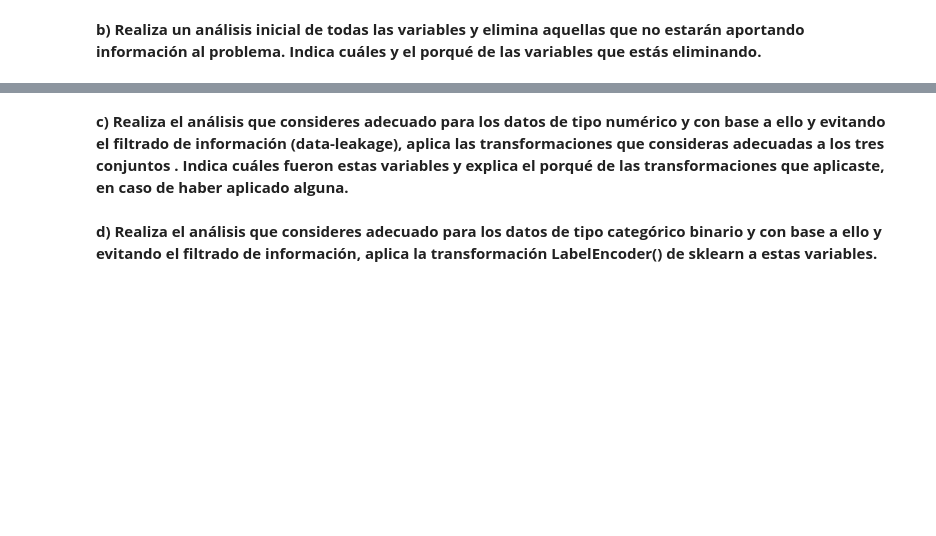
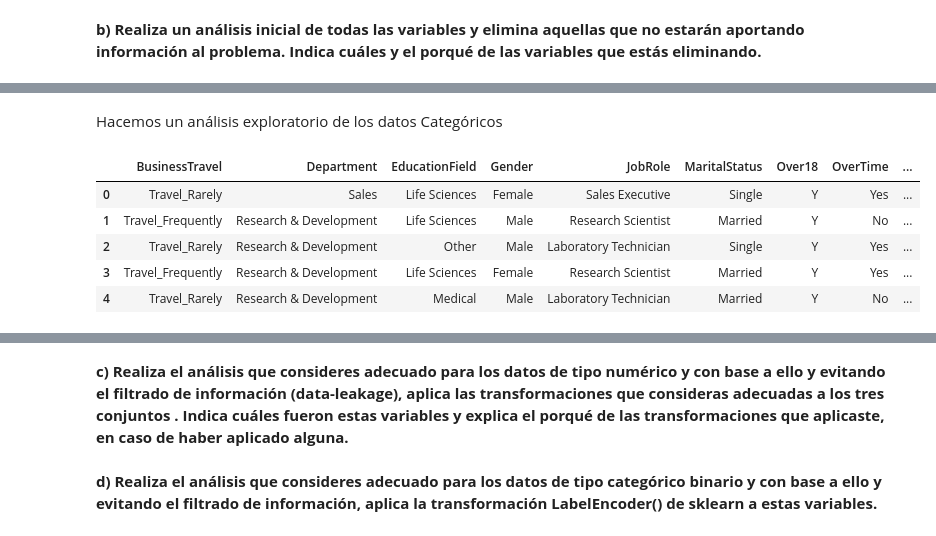
Before and after one commit to tkdforever18/Carlos, a Jupyter notebook: IA y ML - Actividad Semana 3.ipynb, the cells around one changed output, grey strips where cells are left out. Drawn from its saved outputs; the diff is of its cells as text; code cells hidden in the pictures; blank space fills up the shorter version.

```diff
--- a/IA y ML - Actividad Semana 3.ipynb
+++ b/IA y ML - Actividad Semana 3.ipynb
@@ -148,0 +156,13 @@ sns.scatterplot(data=df, x='x1', y='x2', hue='y');
+# %% [markdown]
+Hacemos un análisis exploratorio de los datos Categóricos
+# %%
+#Seleccionar datos categoricos
+df_categoricos = df[["BusinessTravel", "Department", "EducationField", "Gender", "JobRole", "MaritalStatus", "Over18", "OverTime", "Attrition"]]
+df_categoricos.head()
+# %% [output]
+|  | BusinessTravel | Department | EducationField | Gender | JobRole | MaritalStatus | Over18 | OverTime | ... |
+| 0 | Travel_Rarely | Sales | Life Sciences | Female | Sales Executive | Single | Y | Yes | ... |
+| 1 | Travel_Frequently | Research & Development | Life Sciences | Male | Research Scientist | Married | Y | No | ... |
+| 2 | Travel_Rarely | Research & Development | Other | Male | Laboratory Technician | Single | Y | Yes | ... |
+| 3 | Travel_Frequently | Research & Development | Life Sciences | Female | Research Scientist | Married | Y | Yes | ... |
+| 4 | Travel_Rarely | Research & Development | Medical | Male | Laboratory Technician | Married | Y | No | ... |
```
Also changed, not shown: parts of 19 cells of this notebook.
